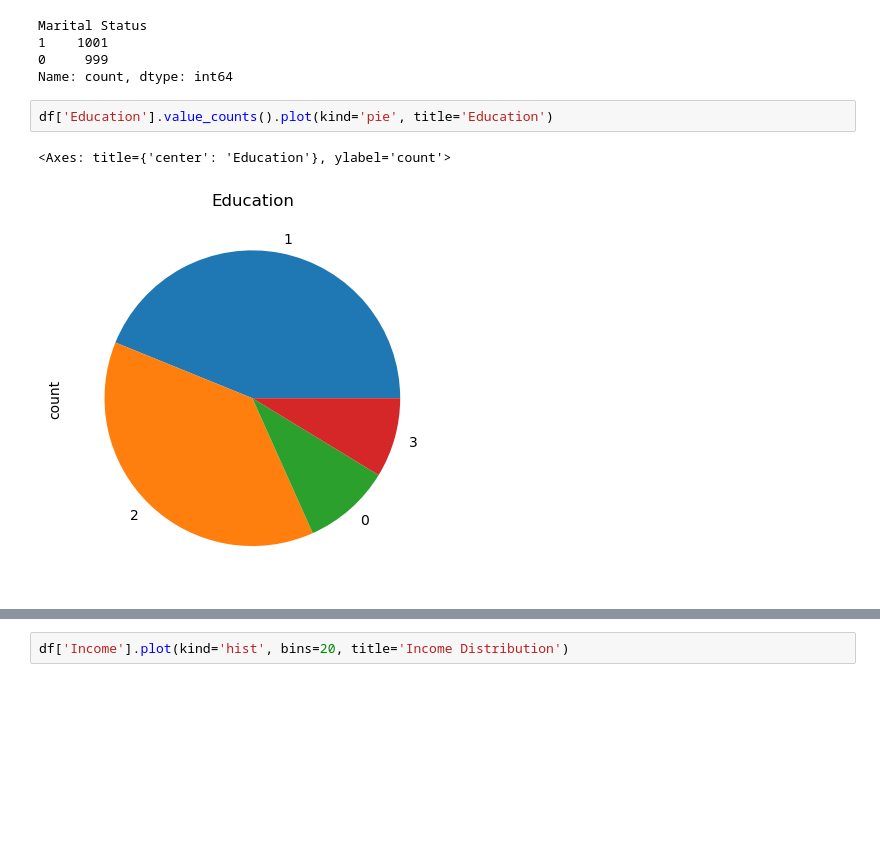
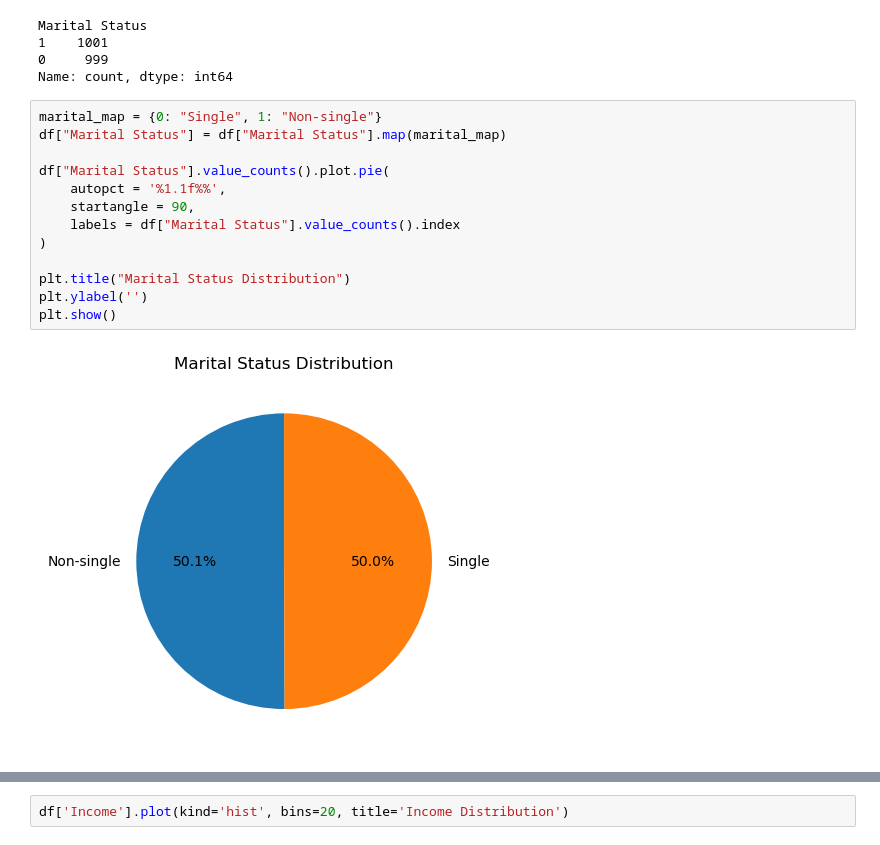
Before and after one commit to hearangheo/Applied-Predictive-Analytics, a Jupyter notebook: Assignment2_HeaRangHeo.ipynb, the cells around one changed output, grey strips where cells are left out. Drawn from its saved outputs; the diff is of its cells as text; blank space fills up the shorter version.

```diff
--- a/Assignment2_HeaRangHeo.ipynb
+++ b/Assignment2_HeaRangHeo.ipynb
@@ -59,8 +75,18 @@ Marital Status
 1    1001
 0     999
 Name: count, dtype: int64
-# %%
-df['Education'].value_counts().plot(kind='pie', title='Education')
-# %% [output]
-<Axes: title={'center': 'Education'}, ylabel='count'>
-[figure, removed]
+# %%
+marital_map = {0: "Single", 1: "Non-single"}
+df["Marital Status"] = df["Marital Status"].map(marital_map)
+
+df["Marital Status"].value_counts().plot.pie(
+    autopct = '%1.1f%%',
+    startangle = 90,
+    labels = df["Marital Status"].value_counts().index
+)
+
+plt.title("Marital Status Distribution")
+plt.ylabel('')
+plt.show()
+# %% [output]
+[figure, added]
```
Also changed, not shown: parts of 11 cells of this notebook.
